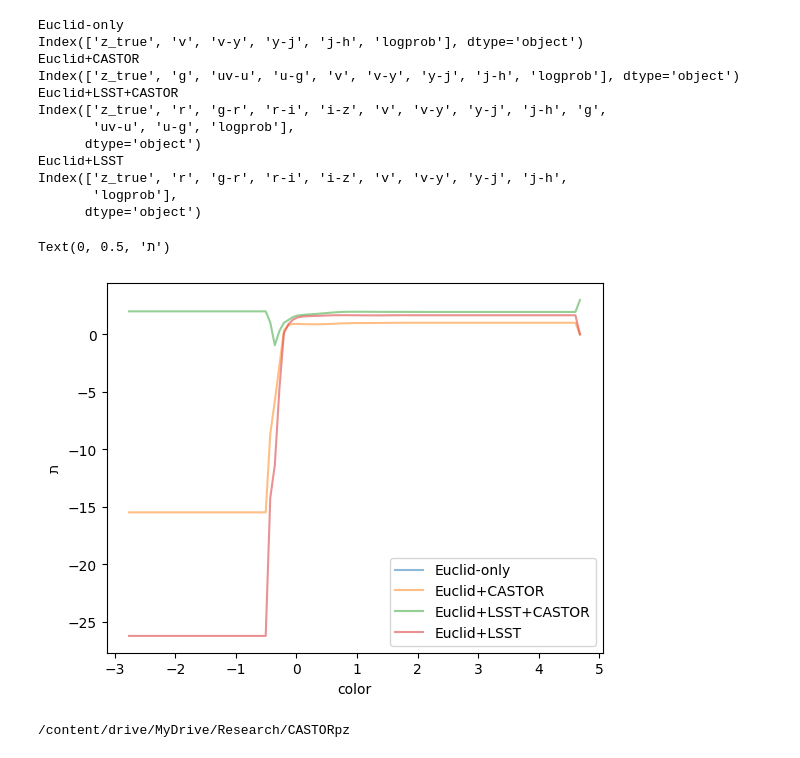
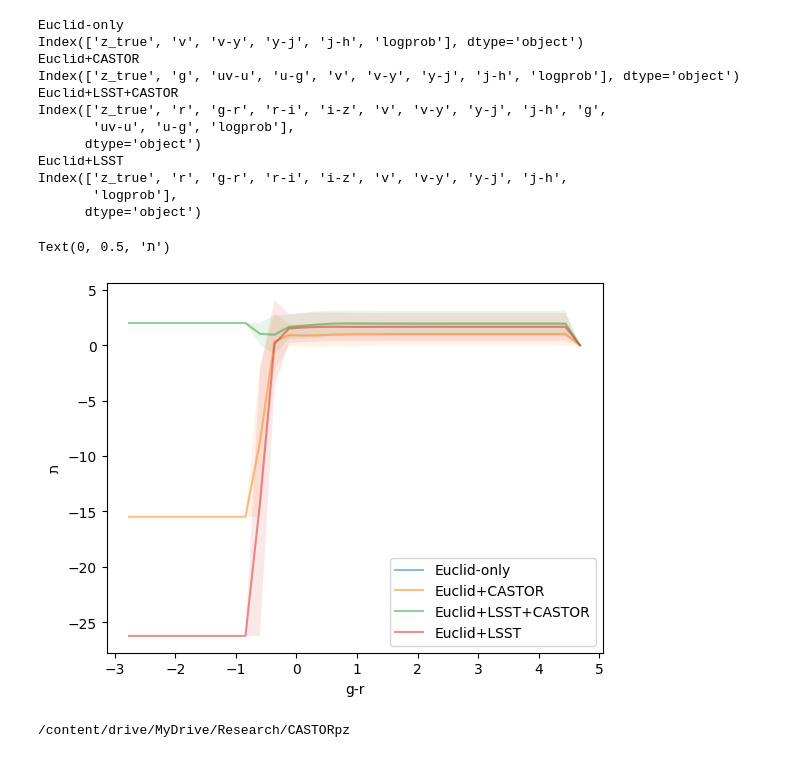
Before and after one commit to aimalz/CASTORpz, a Jupyter notebook: TheLastMetric.ipynb, the cells around one changed output. Drawn from its saved outputs; the diff is of its cells as text; code cells hidden in the pictures.

```diff
--- a/TheLastMetric.ipynb
+++ b/TheLastMetric.ipynb
@@ -670,7 +670,7 @@ print(np.max(catalogs['Euclid+LSST+CASTOR']['g-r']))
 color_lim_min = np.min(catalogs['Euclid+LSST+CASTOR']['g-r'])
 color_lim_max = np.max(catalogs['Euclid+LSST+CASTOR']['g-r'])
 
-color_bins = np.linspace(color_lim_min, color_lim_max, 100)
+color_bins = np.linspace(color_lim_min, color_lim_max, 32)
 avgtav = {}
 errtav = {}
 for os in available_os:
@@ -708,13 +708,13 @@ Index(['z_true', 'r', 'g-r', 'r-i', 'i-z', 'v', 'v-y', 'y-j', 'j-h',
 # %%
 for os in available_os:
   plt.plot(color_bins, avgtav[os], label=os, alpha=0.5)
-  # plt.fill_between(zbins, avgtav[os] - errtav[os], avgtav[os] + errtav[os], alpha = 0.1)
+  plt.fill_between(color_bins, avgtav[os] - errtav[os], avgtav[os] + errtav[os], alpha = 0.1)
 plt.legend()
-plt.xlabel('color')
+plt.xlabel('g-r')
 plt.ylabel(chr(0x05ea))
 # %% [output]
 Text(0, 0.5, 'ת')
-[figure, old version]
+[figure, new version]
 # %%
 # maximum information gain galaxies - analog of point source/outliers.
 # %%
```
